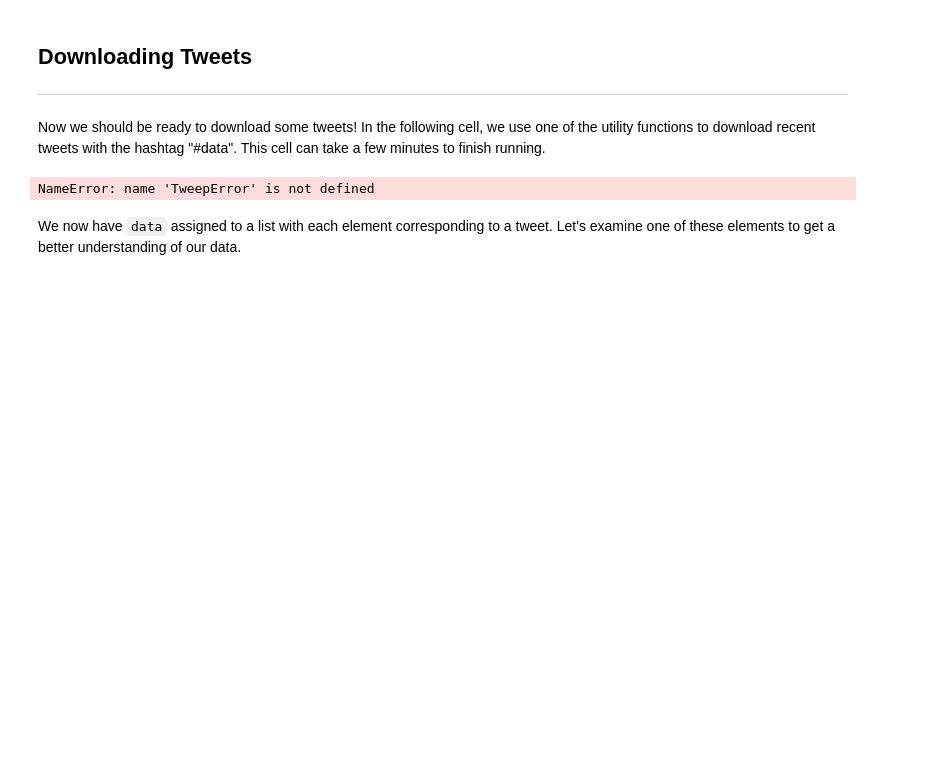
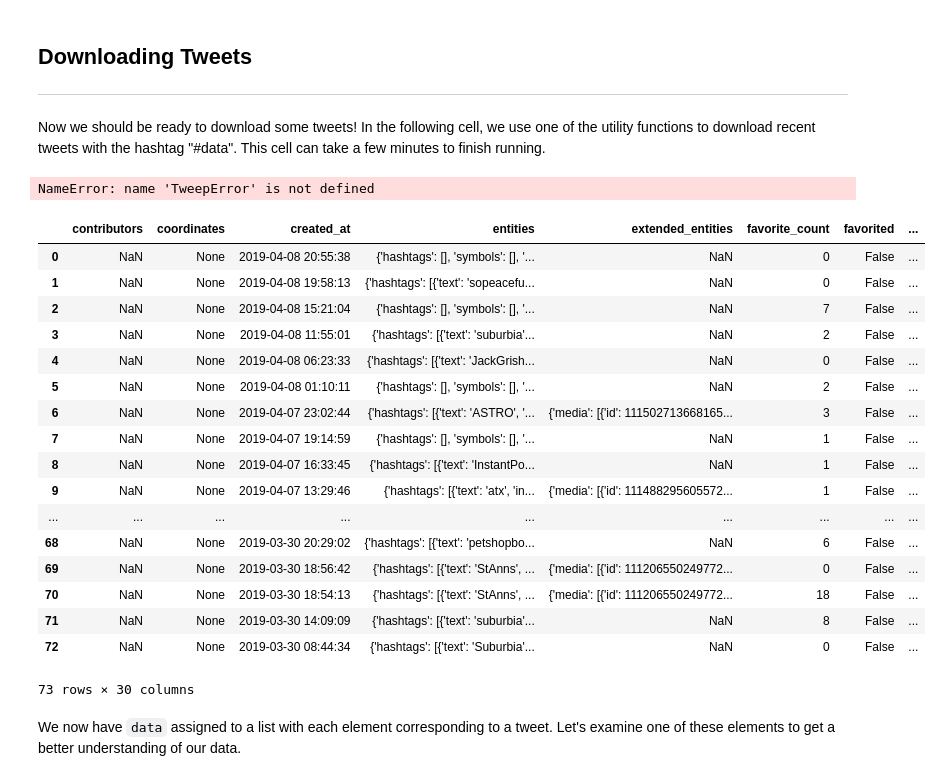
Before and after one commit to ds-modules/CP-101, a Jupyter notebook: lab_8/webscraping_solutions.ipynb, the cells around one changed output. Cells and saved outputs as stored; diff of their text form; code cells hidden in the pictures; blank space fills up the shorter version.

```diff
--- a/lab_8/webscraping_solutions.ipynb
+++ b/lab_8/webscraping_solutions.ipynb
@@ -80,3 +83,25 @@ NameError: name 'TweepError' is not defined
+# %%
+test = pd.read_json('suburbia_tweets.json')
+test
+# %% [output]
+|  | contributors | coordinates | created_at | entities | extended_entities | favorite_count | favorited | ... |
+| 0 | NaN | None | 2019-04-08 20:55:38 | {'hashtags': [], 'symbols': [], '... | NaN | 0 | False | ... |
+| 1 | NaN | None | 2019-04-08 19:58:13 | {'hashtags': [{'text': 'sopeacefu... | NaN | 0 | False | ... |
+| 2 | NaN | None | 2019-04-08 15:21:04 | {'hashtags': [], 'symbols': [], '... | NaN | 7 | False | ... |
+| 3 | NaN | None | 2019-04-08 11:55:01 | {'hashtags': [{'text': 'suburbia'... | NaN | 2 | False | ... |
+| 4 | NaN | None | 2019-04-08 06:23:33 | {'hashtags': [{'text': 'JackGrish... | NaN | 0 | False | ... |
+| 5 | NaN | None | 2019-04-08 01:10:11 | {'hashtags': [], 'symbols': [], '... | NaN | 2 | False | ... |
+| 6 | NaN | None | 2019-04-07 23:02:44 | {'hashtags': [{'text': 'ASTRO', '... | {'media': [{'id': 111502713668165... | 3 | False | ... |
+| 7 | NaN | None | 2019-04-07 19:14:59 | {'hashtags': [], 'symbols': [], '... | NaN | 1 | False | ... |
+| 8 | NaN | None | 2019-04-07 16:33:45 | {'hashtags': [{'text': 'InstantPo... | NaN | 1 | False | ... |
+| 9 | NaN | None | 2019-04-07 13:29:46 | {'hashtags': [{'text': 'atx', 'in... | {'media': [{'id': 111488295605572... | 1 | False | ... |
+| ... | ... | ... | ... | ... | ... | ... | ... | ... |
+| 68 | NaN | None | 2019-03-30 20:29:02 | {'hashtags': [{'text': 'petshopbo... | NaN | 6 | False | ... |
+| 69 | NaN | None | 2019-03-30 18:56:42 | {'hashtags': [{'text': 'StAnns', ... | {'media': [{'id': 111206550249772... | 0 | False | ... |
+| 70 | NaN | None | 2019-03-30 18:54:13 | {'hashtags': [{'text': 'StAnns', ... | {'media': [{'id': 111206550249772... | 18 | False | ... |
+| 71 | NaN | None | 2019-03-30 14:09:09 | {'hashtags': [{'text': 'suburbia'... | NaN | 8 | False | ... |
+| 72 | NaN | None | 2019-03-30 08:44:34 | {'hashtags': [{'text': 'Suburbia'... | NaN | 0 | False | ... |
+73 rows × 30 columns
 # %% [markdown]
 We now have `data` assigned to a list with each element corresponding to a tweet. Let's examine one of these elements to get a better understanding of our data.
 # %%
```
Also changed, not shown: parts of 6 cells of this notebook, 1 other file.
